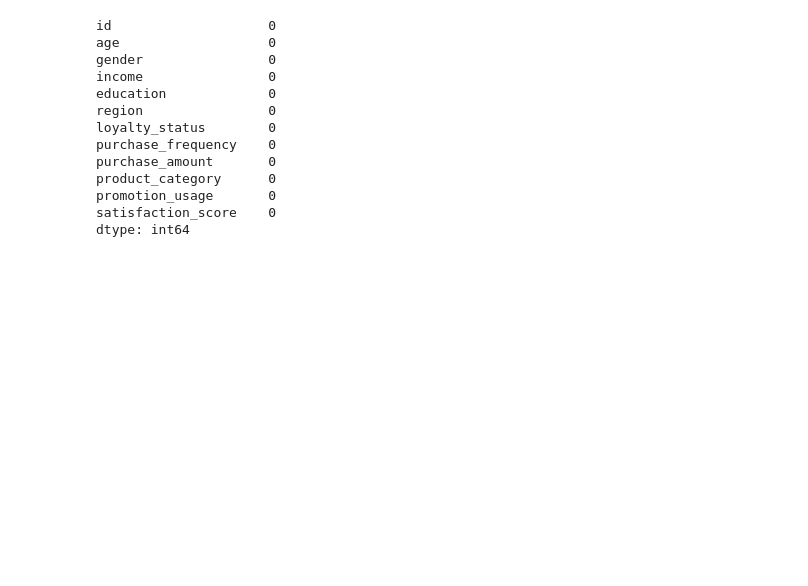
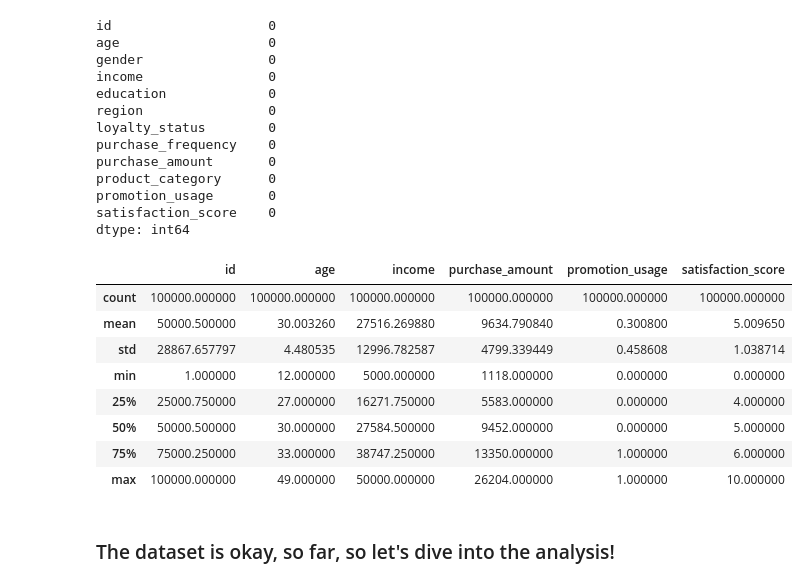
Before and after one commit to dv-tiagosilva/Customer_dataset_analysis, a Jupyter notebook: analysis_customer_dataset.ipynb, the cells around one changed output. Saved outputs shown, nothing was run; the diff lists cells and outputs as text; code cells hidden in the pictures; blank space fills up the shorter version.

Commit message:
first step analysis

```diff
--- a/analysis_customer_dataset.ipynb
+++ b/analysis_customer_dataset.ipynb
@@ -75,3 +75,17 @@ product_category      0
 promotion_usage       0
 satisfaction_score    0
 dtype: int64
+# %%
+data_customer.describe()
+# %% [output]
+|  | id | age | income | purchase_amount | promotion_usage | satisfaction_score |
+| count | 100000.000000 | 100000.000000 | 100000.000000 | 100000.000000 | 100000.000000 | 100000.000000 |
+| mean | 50000.500000 | 30.003260 | 27516.269880 | 9634.790840 | 0.300800 | 5.009650 |
+| std | 28867.657797 | 4.480535 | 12996.782587 | 4799.339449 | 0.458608 | 1.038714 |
+| min | 1.000000 | 12.000000 | 5000.000000 | 1118.000000 | 0.000000 | 0.000000 |
+| 25% | 25000.750000 | 27.000000 | 16271.750000 | 5583.000000 | 0.000000 | 4.000000 |
+| 50% | 50000.500000 | 30.000000 | 27584.500000 | 9452.000000 | 0.000000 | 5.000000 |
+| 75% | 75000.250000 | 33.000000 | 38747.250000 | 13350.000000 | 1.000000 | 6.000000 |
+| max | 100000.000000 | 49.000000 | 50000.000000 | 26204.000000 | 1.000000 | 10.000000 |
+# %% [markdown]
+### The dataset is okay, so far, so let's dive into the analysis!
```
Also changed, not shown: parts of 13 cells of this notebook.
